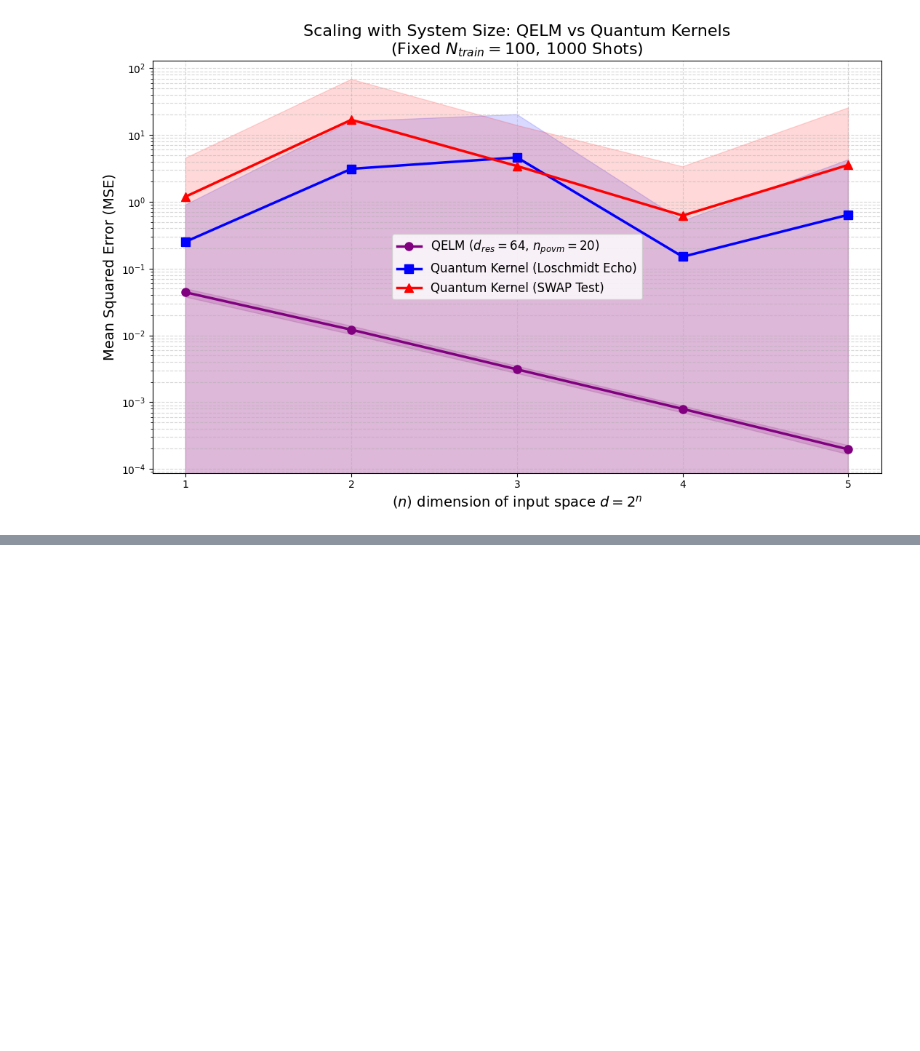
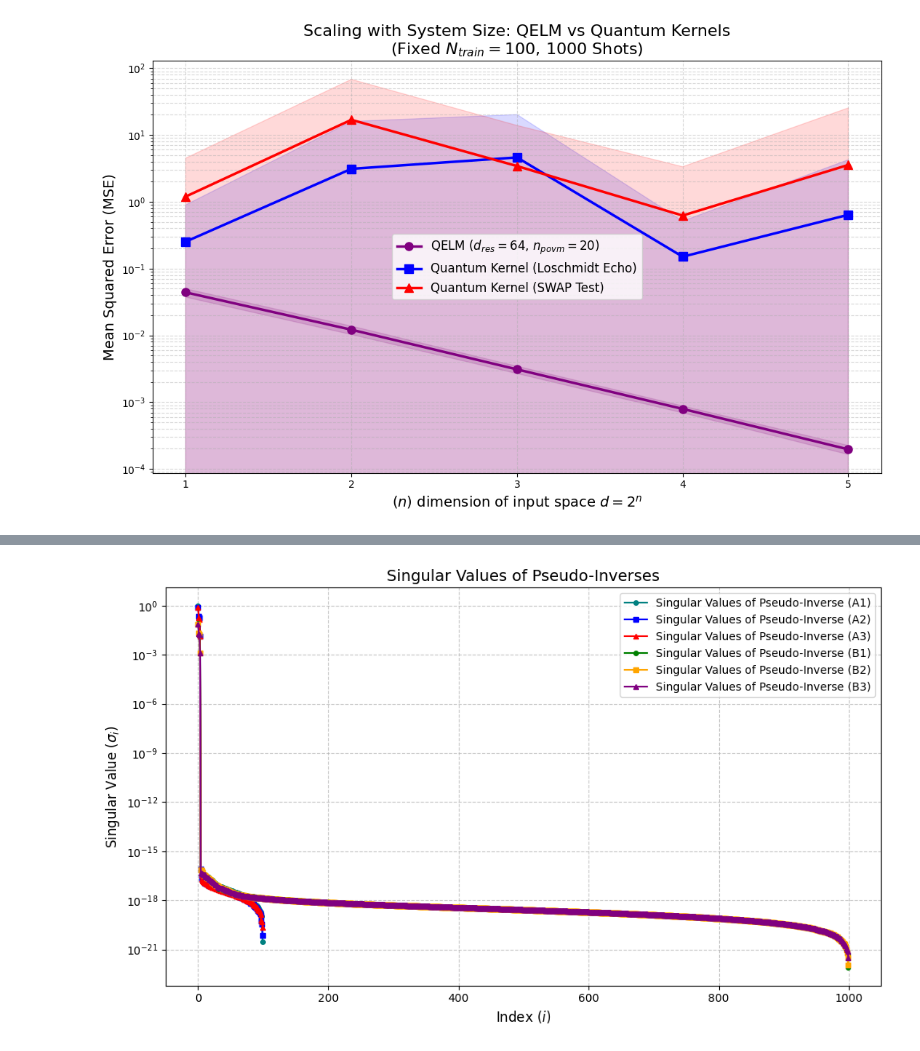
Before and after one commit to gianmarco-f/ML, a Jupyter notebook: QELMvsKER/QELMvsQK.ipynb, the cells around one changed output, grey strips where cells are left out. Cells and saved outputs as stored; diff of their text form; code cells hidden in the pictures; blank space fills up the shorter version.

```diff
--- a/QELMvsKER/QELMvsQK.ipynb
+++ b/QELMvsKER/QELMvsQK.ipynb
@@ -659,0 +912,33 @@ Experiment finished in 44.3 minutes.
+# %%
+psinvA1 = np.linalg.pinv(A1)
+psinvA2 = np.linalg.pinv(A2)
+psinvA3 = np.linalg.pinv(A3)
+psinvB1 = np.linalg.pinv(B1)
+psinvB2 = np.linalg.pinv(B2)
+psinvB3 = np.linalg.pinv(B3)
+
+singvalpsinvA1 = np.linalg.svd(psinvA1, compute_uv=False)
+singvalpsinvA2 = np.linalg.svd(psinvA2, compute_uv=False)
+singvalpsinvA3 = np.linalg.svd(psinvA3, compute_uv=False)
+singvalpsinvB1 = np.linalg.svd(psinvB1, compute_uv=False)
+singvalpsinvB2 = np.linalg.svd(psinvB2, compute_uv=False)
+singvalpsinvB3 = np.linalg.svd(psinvB3, compute_uv=False)
+
+#plotting the singular values of the pseudo-inverses
+plt.figure(figsize=(10, 6))
+plt.plot(singvalpsinvA1, 'o-', color='teal', markersize=4, label='Singular Values of Pseudo-Inverse (A1)')
+plt.plot(singvalpsinvA2, 's-', color='blue', markersize=4,  label='Singular Values of Pseudo-Inverse (A2)')
+plt.plot(singvalpsinvA3, '^-', color='red', markersize=4, label='Singular Values of Pseudo-Inverse (A3)')
+plt.plot(singvalpsinvB1, 'o-', color='green', markersize=4, label='Singular Values of Pseudo-Inverse (B1)')
+plt.plot(singvalpsinvB2, 's-', color='orange', markersize=4, label='Singular Values of Pseudo-Inverse (B2)')
+plt.plot(singvalpsinvB3, '^-', color='purple', markersize=4, label='Singular Values of Pseudo-Inverse (B3)')
+plt.title('Singular Values of Pseudo-Inverses', fontsize=14)
+plt.xlabel('Index ($i$)', fontsize=12)
+plt.ylabel('Singular Value ($\sigma_i$)', fontsize=12)
+plt.grid(True, linestyle='--', alpha=0.7)
+plt.yscale('log')
+plt.legend()
+plt.tight_layout()
+plt.show()
+# %% [output]
+[figure, added]
```
Also changed, not shown: parts of 7 cells of this notebook, 9 other files.
